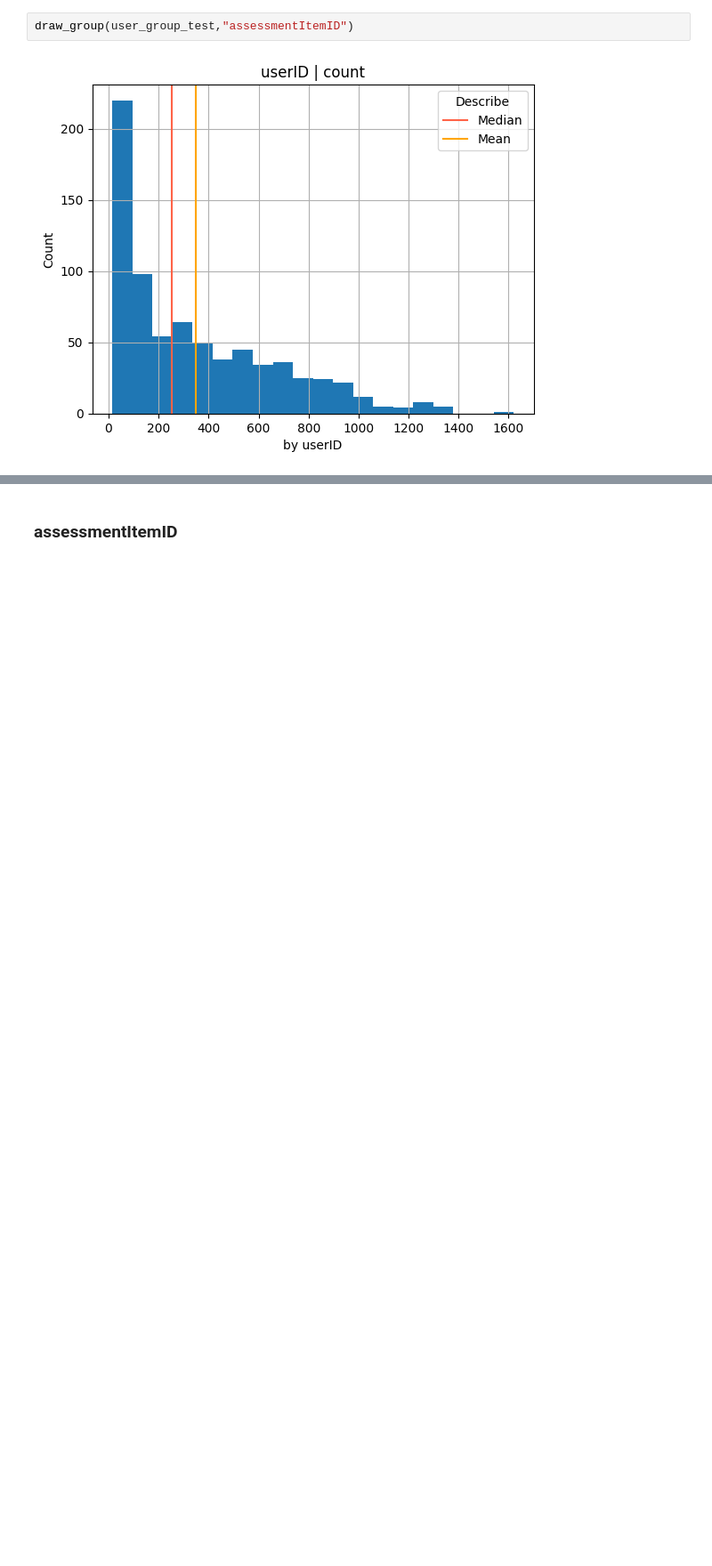
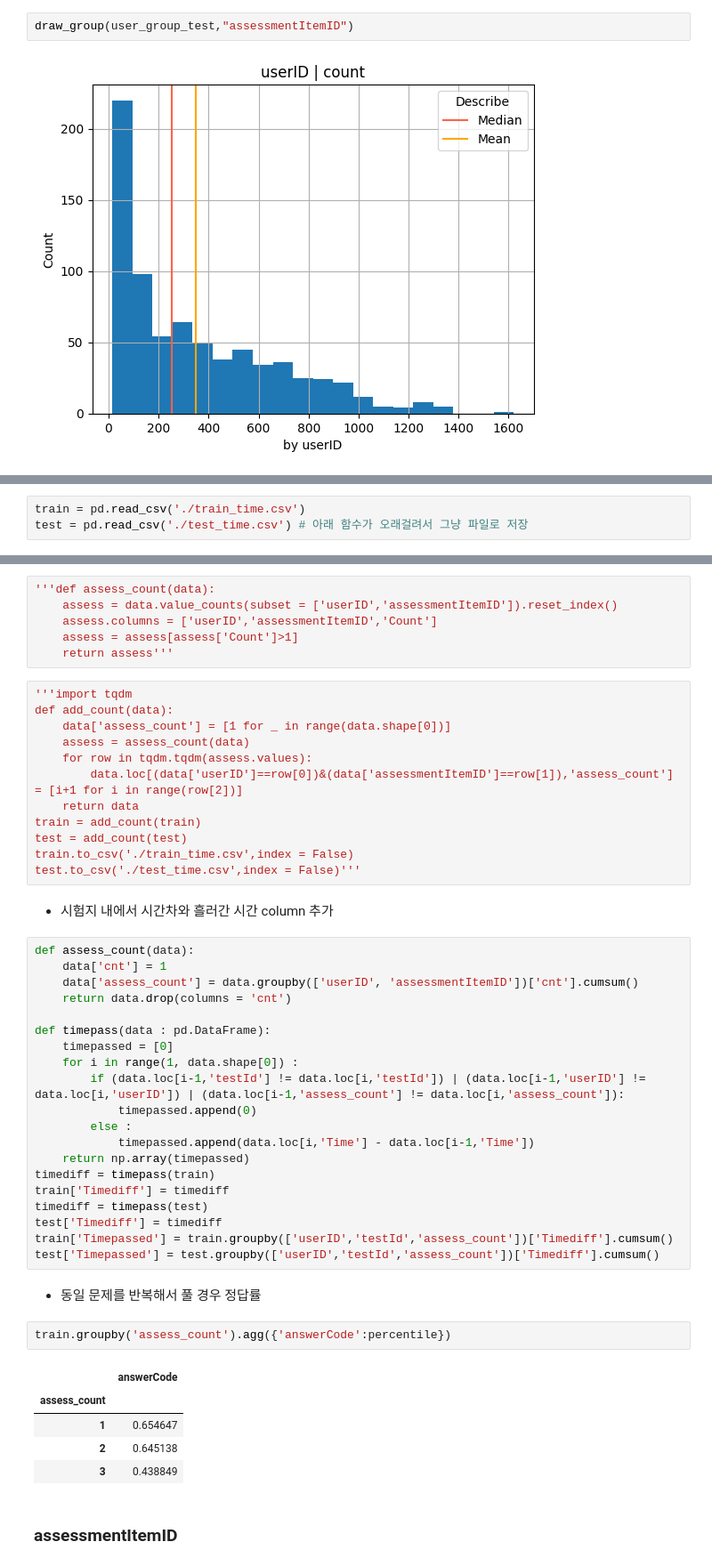
Before and after one commit to boostcampaitech4lv23recsys2/level2_dkt_recsys-level2-recsys-08, a Jupyter notebook: EDA/EDA_juj.ipynb, the cells around one changed output, grey strips where cells are left out. Shown at 89% size. Drawn from its saved outputs; the diff is of its cells as text; blank space fills up the shorter version.

```diff
--- a/EDA/EDA_juj.ipynb
+++ b/EDA/EDA_juj.ipynb
@@ -170,0 +164,3 @@ draw_group(user_group_test,"assessmentItemID")
+# %%
+train = pd.read_csv('./train_time.csv')
+test = pd.read_csv('./test_time.csv') # 아래 함수가 오래걸려서 그냥 파일로 저장
@@ -171,2 +170,52 @@ draw_group(user_group_test,"assessmentItemID")
+# %%
+'''def assess_count(data):
+    assess = data.value_counts(subset = ['userID','assessmentItemID']).reset_index()
+    assess.columns = ['userID','assessmentItemID','Count']
+    assess = assess[assess['Count']>1]
+    return assess'''
+# %%
+'''import tqdm
+def add_count(data):
+    data['assess_count'] = [1 for _ in range(data.shape[0])]
+    assess = assess_count(data)
+    for row in tqdm.tqdm(assess.values):
+        data.loc[(data['userID']==row[0])&(data['assessmentItemID']==row[1]),'assess_count'] = [i+1 for i in range(row[2])]
+    return data
+train = add_count(train)
+test = add_count(test)
+train.to_csv('./train_time.csv',index = False)
+test.to_csv('./test_time.csv',index = False)'''
+# %% [markdown]
+- 시험지 내에서 시간차와 흘러간 시간 column 추가
+# %%
+def assess_count(data):
+    data['cnt'] = 1
+    data['assess_count'] = data.groupby(['userID', 'assessmentItemID'])['cnt'].cumsum()
+    return data.drop(columns = 'cnt')
+
+def timepass(data : pd.DataFrame):
+    timepassed = [0]
+    for i in range(1, data.shape[0]) :
+        if (data.loc[i-1,'testId'] != data.loc[i,'testId']) | (data.loc[i-1,'userID'] != data.loc[i,'userID']) | (data.loc[i-1,'assess_count'] != data.loc[i,'assess_count']):
+            timepassed.append(0)
+        else :
+            timepassed.append(data.loc[i,'Time'] - data.loc[i-1,'Time'])
+    return np.array(timepassed)
+timediff = timepass(train)
+train['Timediff'] = timediff
+timediff = timepass(test)
+test['Timediff'] = timediff
+train['Timepassed'] = train.groupby(['userID','testId','assess_count'])['Timediff'].cumsum()
+test['Timepassed'] = test.groupby(['userID','testId','assess_count'])['Timediff'].cumsum()
+# %% [markdown]
+- 동일 문제를 반복해서 풀 경우 정답률
+# %%
+train.groupby('assess_count').agg({'answerCode':percentile})
+# %% [output]
+|  | answerCode |
+| assess_count |  |
+| 1 | 0.654647 |
+| 2 | 0.645138 |
+| 3 | 0.438849 |
 # %% [markdown]
 ### assessmentItemID
```
Also changed, not shown: parts of 26 cells of this notebook, 3 other files.
